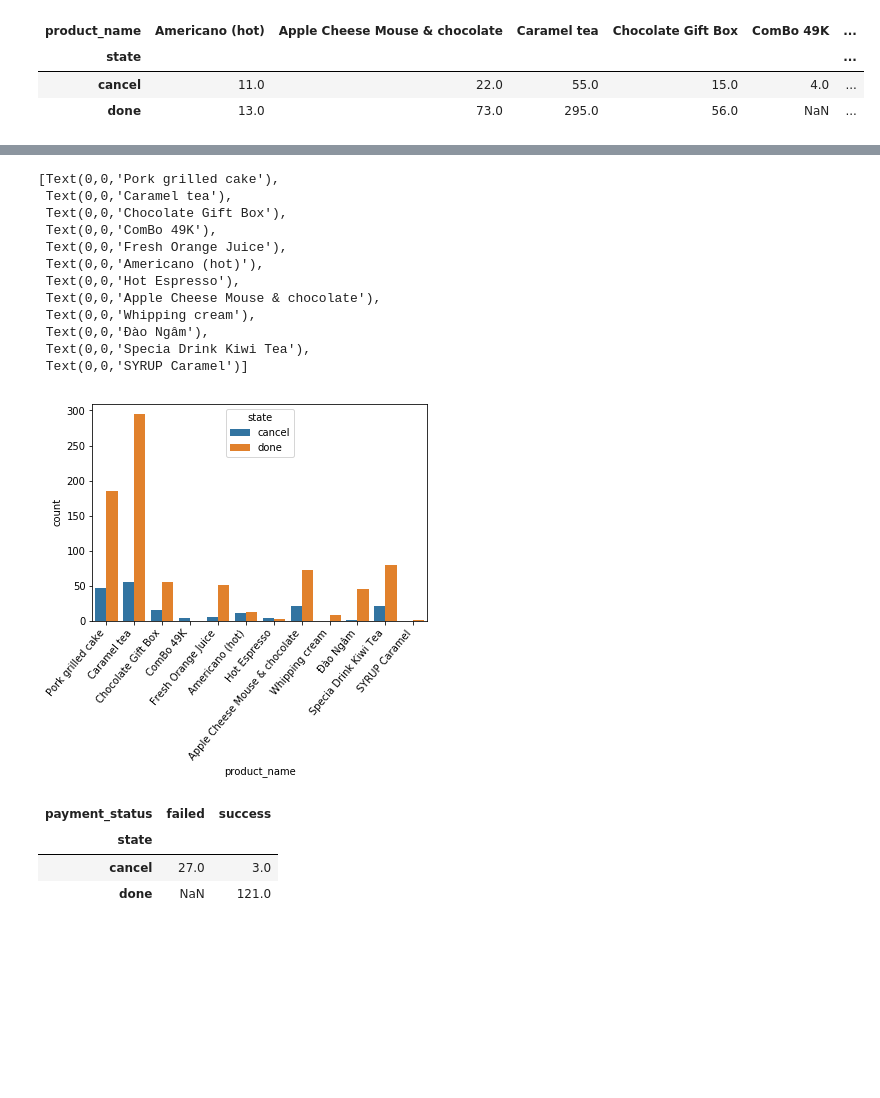
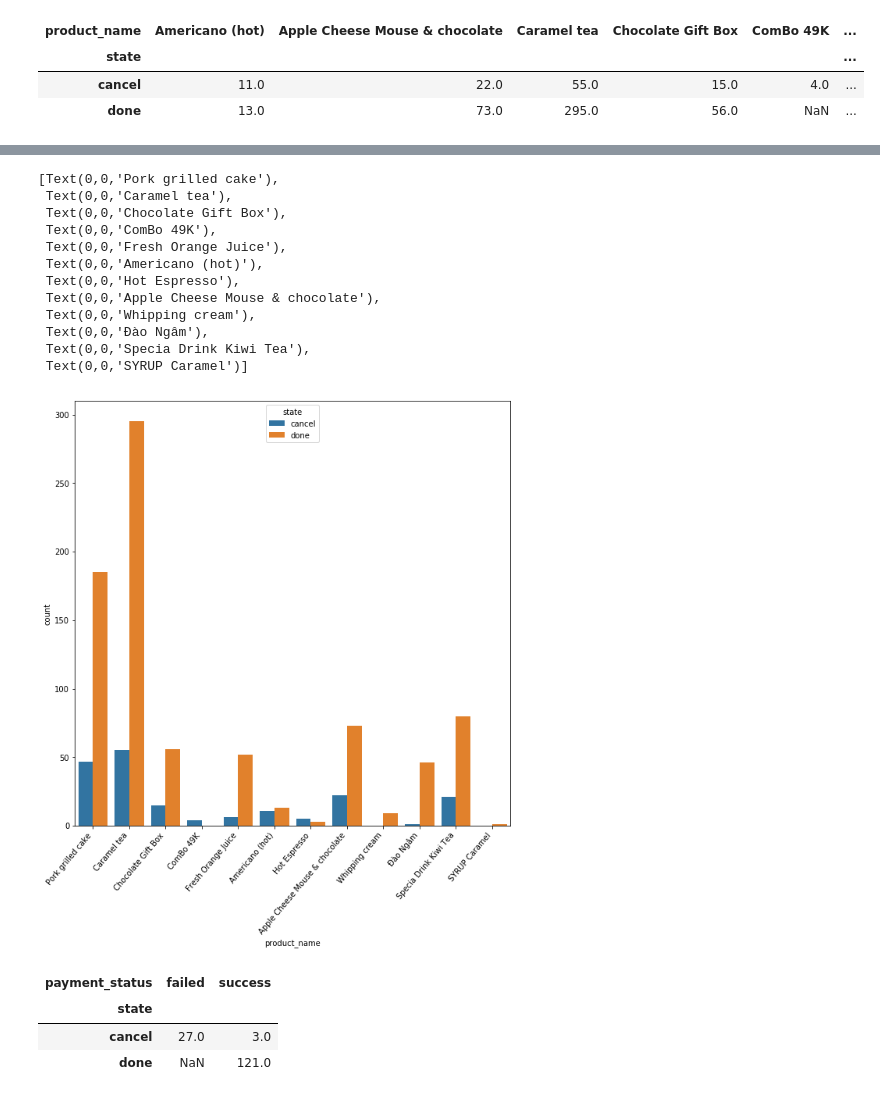
Before and after one commit to shiroguo1998/aa_asm3, a Jupyter notebook: Testing.ipynb, the cells around one changed output, grey strips where cells are left out. Cells and saved outputs as stored; diff of their text form; code cells hidden in the pictures; blank space fills up the shorter version.

```diff
--- a/Testing.ipynb
+++ b/Testing.ipynb
@@ -6,5 +6,3 @@ import seaborn as sns
 from sklearn import preprocessing
 # %%
 %matplotlib inline
-# %%
-plt.rcParams['figure.figsize'] = (10, 10)
@@ -179,20 +137,20 @@ seaborn.countplot(x = 'state', hue = 'product_name', data = data)
 # %%
-sns = seaborn.countplot(x = 'product_name', hue = 'state', data = data)
-sns.set_xticklabels(sns.get_xticklabels(), rotation=50, ha="right")
+sns_product = sns.countplot(x = 'product_name', hue = 'state', data = data)
+sns_product.set_xticklabels(sns_product.get_xticklabels(), rotation=50, ha="right")
 # %% [output]
 [Text(0,0,'Pork grilled cake'),
  Text(0,0,'Caramel tea'),
  Text(0,0,'Chocolate Gift Box'),
  Text(0,0,'ComBo 49K'),
  Text(0,0,'Fresh Orange Juice'),
  Text(0,0,'Americano (hot)'),
  Text(0,0,'Hot Espresso'),
  Text(0,0,'Apple Cheese Mouse & chocolate'),
  Text(0,0,'Whipping cream'),
  Text(0,0,'Đào Ngâm'),
  Text(0,0,'Specia Drink Kiwi Tea'),
  Text(0,0,'SYRUP Caramel')]
-[figure, old version]
+[figure, new version]
 # %%
 data['order_id'].groupby([data['state'], data['payment_status']]).count().unstack()
 # %% [output]
```
Also changed, not shown: parts of 11 cells of this notebook, 2 other files.
